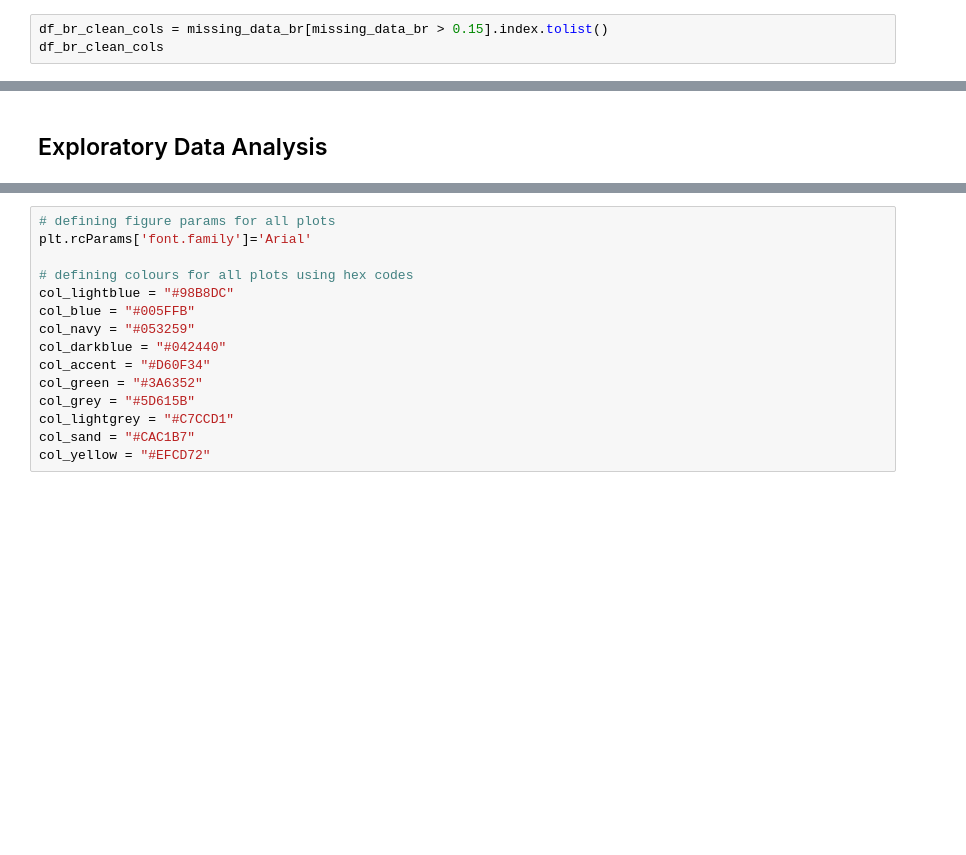
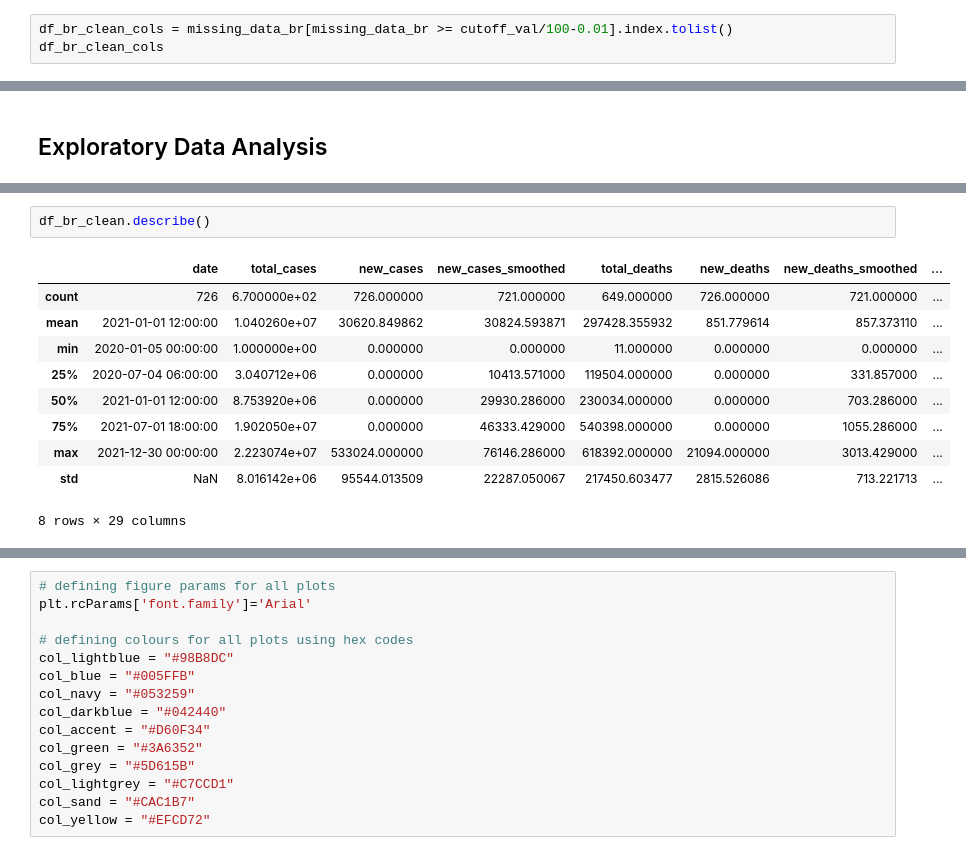
Before and after one commit to pedrohfm/dsnp, a Jupyter notebook: data-visualisation/covid-19-overview-in-brazil.ipynb, the cells around one changed output, grey strips where cells are left out. Saved outputs shown, nothing was run; the diff lists cells and outputs as text; blank space fills up the shorter version.

```diff
--- a/data-visualisation/covid-19-overview-in-brazil.ipynb
+++ b/data-visualisation/covid-19-overview-in-brazil.ipynb
@@ -345,7 +350,7 @@ For the purpose of this analysis we'll focus on confirmed deaths and confirmed c
 2. Get the names of the columns that has missing values exceeding the cutoff value.
 3. Create a new DataFrame for the filtered dataset and drop the columns using the list from step 2.
 # %%
-df_br_clean_cols = missing_data_br[missing_data_br > 0.15].index.tolist()
+df_br_clean_cols = missing_data_br[missing_data_br >= cutoff_val/100-0.01].index.tolist()
 df_br_clean_cols
 # %% [output]
 ['icu_patients',
@@ -400,0 +415,13 @@ dtype: float64
+# %%
+df_br_clean.describe()
+# %% [output]
+|  | date | total_cases | new_cases | new_cases_smoothed | total_deaths | new_deaths | new_deaths_smoothed | ... |
+| count | 726 | 6.700000e+02 | 726.000000 | 721.000000 | 649.000000 | 726.000000 | 721.000000 | ... |
+| mean | 2021-01-01 12:00:00 | 1.040260e+07 | 30620.849862 | 30824.593871 | 297428.355932 | 851.779614 | 857.373110 | ... |
+| min | 2020-01-05 00:00:00 | 1.000000e+00 | 0.000000 | 0.000000 | 11.000000 | 0.000000 | 0.000000 | ... |
+| 25% | 2020-07-04 06:00:00 | 3.040712e+06 | 0.000000 | 10413.571000 | 119504.000000 | 0.000000 | 331.857000 | ... |
+| 50% | 2021-01-01 12:00:00 | 8.753920e+06 | 0.000000 | 29930.286000 | 230034.000000 | 0.000000 | 703.286000 | ... |
+| 75% | 2021-07-01 18:00:00 | 1.902050e+07 | 0.000000 | 46333.429000 | 540398.000000 | 0.000000 | 1055.286000 | ... |
+| max | 2021-12-30 00:00:00 | 2.223074e+07 | 533024.000000 | 76146.286000 | 618392.000000 | 21094.000000 | 3013.429000 | ... |
+| std | NaN | 8.016142e+06 | 95544.013509 | 22287.050067 | 217450.603477 | 2815.526086 | 713.221713 | ... |
+8 rows × 29 columns
```
Also changed, not shown: parts of 22 cells of this notebook.
